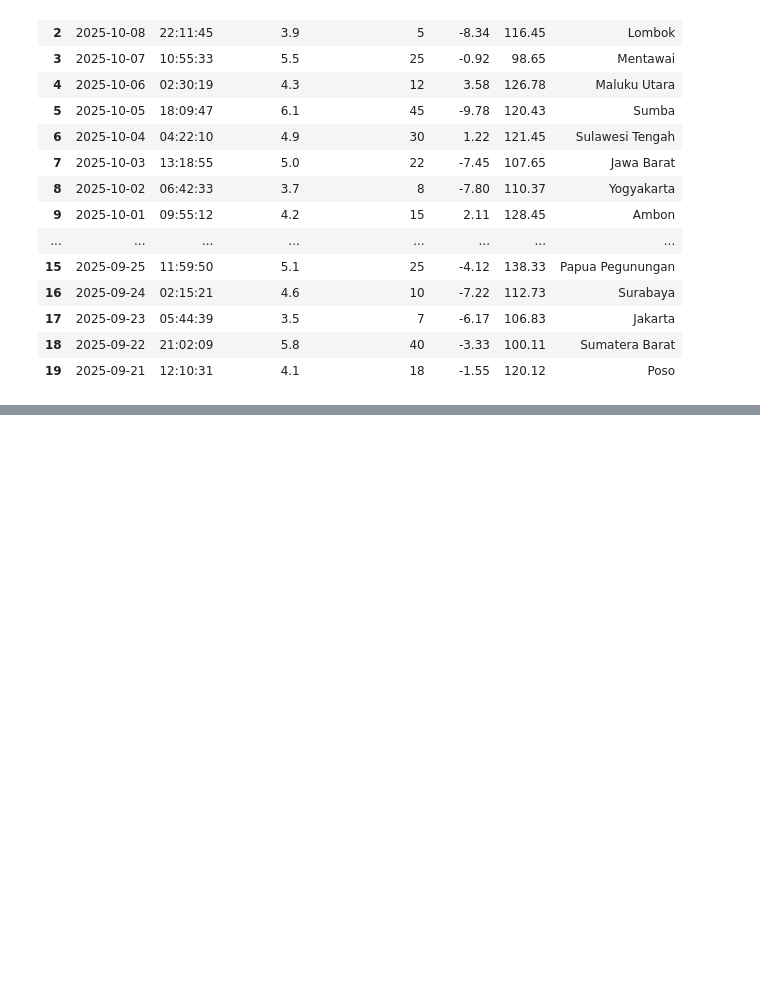
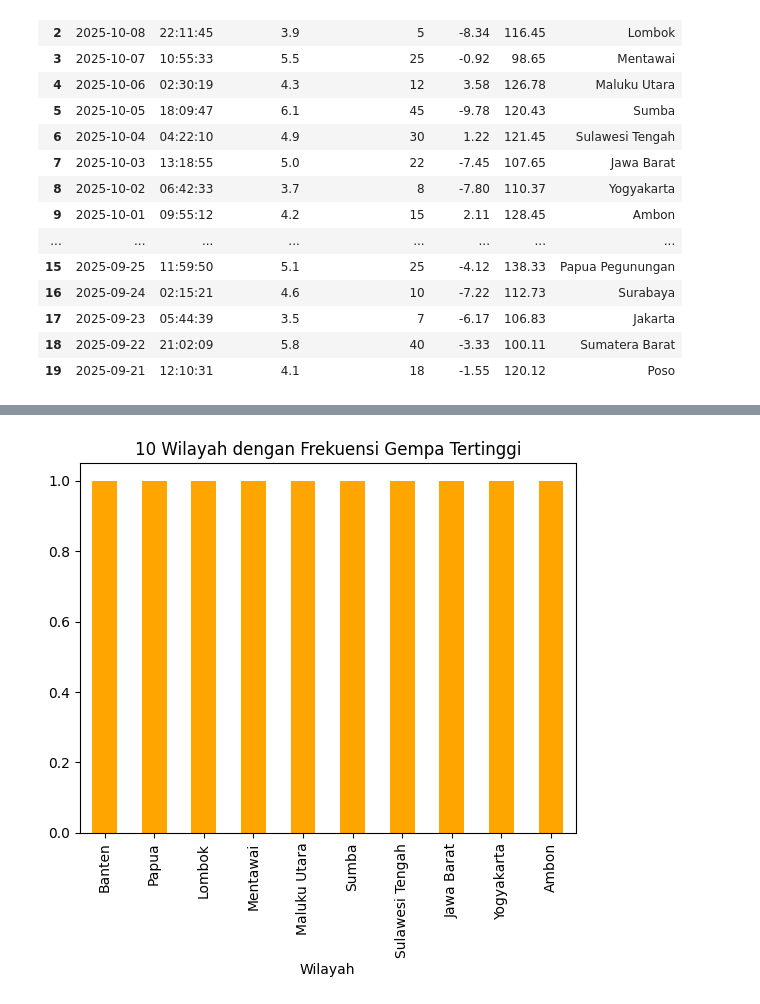
Before and after one commit to Dontbecode/-Bootcamp-Data-Analyst-, a Jupyter notebook: Pandas.ipynb, the cells around one changed output, grey strips where cells are left out. Drawn from its saved outputs; the diff is of its cells as text; code cells hidden in the pictures; blank space fills up the shorter version.

```diff
--- a/Pandas.ipynb
+++ b/Pandas.ipynb
@@ -183,0 +297,6 @@ df_excel
+# %%
+df_csv['Wilayah'].value_counts().head(10).plot(kind='bar', color='orange')
+plt.title("10 Wilayah dengan Frekuensi Gempa Tertinggi")
+plt.show()
+# %% [output]
+[figure, added]
```
Also changed, not shown: parts of 13 cells of this notebook, 1 other file.
